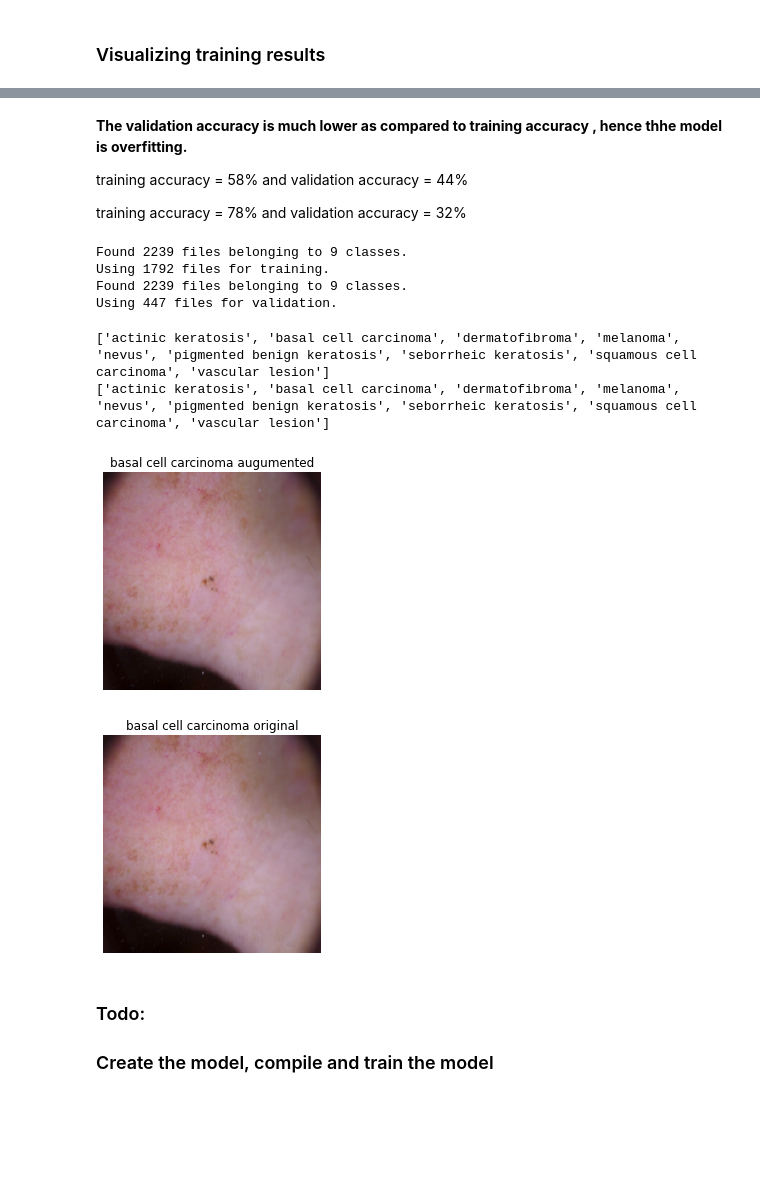
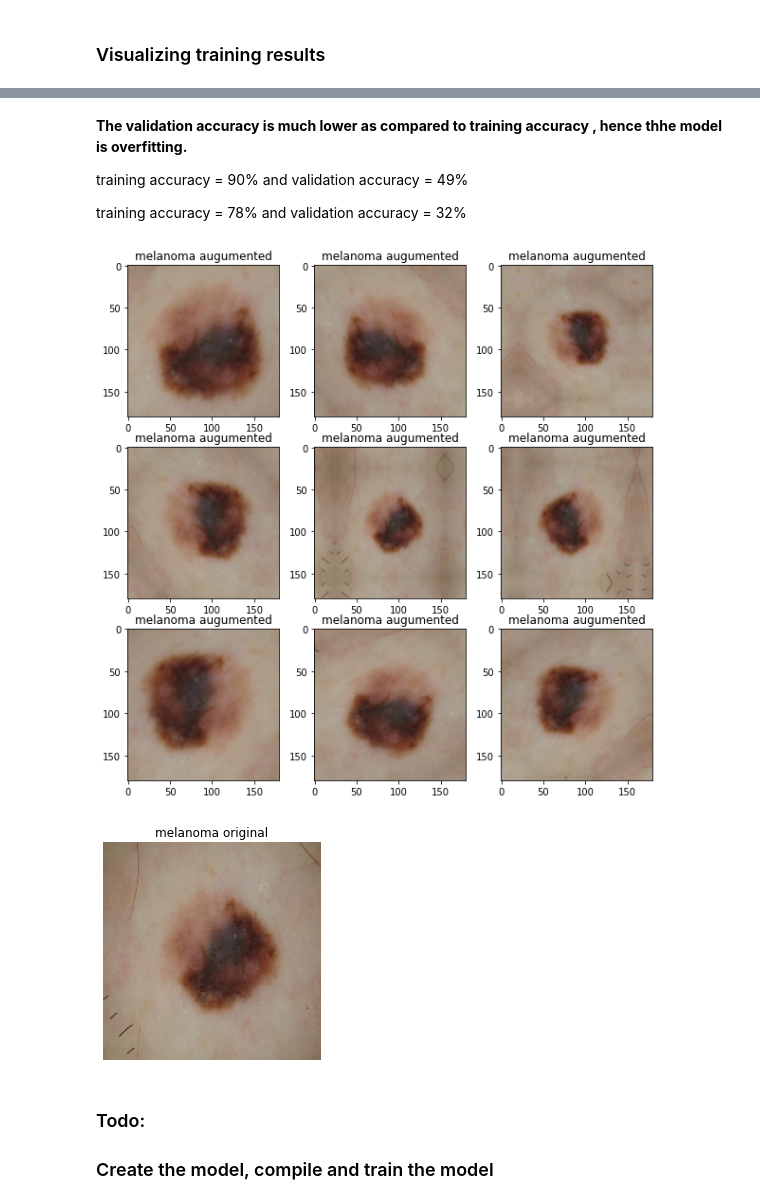
Before and after one commit to SushmaChandrachar/Skin_Cancer_Detection, a Jupyter notebook: Sushma_nn.ipynb, the cells around one changed output, grey strips where cells are left out. Drawn from its saved outputs; the diff is of its cells as text; code cells hidden in the pictures; blank space fills up the shorter version.

```diff
--- a/Sushma_nn.ipynb
+++ b/Sushma_nn.ipynb
@@ -80,7 +80,6 @@ def build_dataset(subset):
       data_dir_train,
       validation_split=.20,
       subset=subset,
-      label_mode="categorical",
       seed=123,
       image_size=(img_height,img_width),
       batch_size=BATCH_SIZE)
@@ -270,6 +247,6 @@ plt.show()
 # %% [markdown]
 **The validation accuracy is much lower as compared to training accuracy , hence thhe model is overfitting.**
 
-training accuracy = 58% and validation accuracy = 44%
+training accuracy = 90% and validation accuracy = 49%
 
 training accuracy = 78% and validation accuracy = 32%
@@ -289,55 +253,46 @@ def build_dataset(subset):
-# %%
-train_ds = build_dataset("training")
-#class_names = tuple(train_ds.class_names)
-train_size = train_ds.cardinality().numpy()
-val_ds = build_dataset("validation")
-# %% [output]
-Found 2239 files belonging to 9 classes.
-Using 1792 files for training.
-Found 2239 files belonging to 9 classes.
-Using 447 files for validation.
-# %%
-class_names = train_ds.class_names
-print(class_names)
-class_names_val = train_ds.class_names
-print(class_names_val)
-# %% [output]
-['actinic keratosis', 'basal cell carcinoma', 'dermatofibroma', 'melanoma', 'nevus', 'pigmented benign keratosis', 'seborrheic keratosis', 'squamous cell carcinoma', 'vascular lesion']
-['actinic keratosis', 'basal cell carcinoma', 'dermatofibroma', 'melanoma', 'nevus', 'pigmented benign keratosis', 'seborrheic keratosis', 'squamous cell carcinoma', 'vascular lesion']
 # %%
+#Data Augumentation using keras to overcome above overfitting
+
 resize_and_rescale = tf.keras.Sequential([
   layers.Resizing(img_height, img_width),
   layers.Rescaling(1./255)
 ])
 
 data_augmentation = tf.keras.Sequential([
-  layers.RandomRotation(0.2)
+  layers.experimental.preprocessing.RandomRotation(0.2),
+  layers.experimental.preprocessing.RandomZoom(0.4),
+  layers.experimental.preprocessing.RandomFlip("horizontal",
+                                                 input_shape=(img_height,
+                                                              img_width,
+                                                              3))
 ])
 # %%
 # Todo, visualize how your augmentation strategy works for one instance of training image.
 # Your code goes here
 for image, label in train_ds.take(1):
-  plt.figure(figsize=(4,4))
-  augmented_image = data_augmentation(resize_and_rescale(image[i]))
-  #ax = plt.subplot(3, 3, i + 1)
-  plt.imshow(image[i].numpy().astype("uint8"))
-  plt.imshow(augmented_image)
-  arr = label[i].numpy().astype("uint8")
-  plt.title(class_names[np.where(arr==1)[0][0]] + ' augumented')
-  plt.axis("off")
+  plt.figure(figsize=(10,10))
+  for i in range(9):
+    augmented_image = data_augmentation(image)
+    ax = plt.subplot(3, 3, i + 1)
+    plt.imshow(augmented_image[0].numpy().astype("uint8"))
+    #plt.imshow(augmented_image)
+  #arr = label[i].numpy().astype("uint8")
+    plt.title(class_names[label[0]] + ' augumented')
+  #plt.axis("off")
 
 
   plt.figure(figsize=(4,4))
   #augmented_image = data_augmentation(resize_and_rescale(image[i]))
   #ax = plt.subplot(3, 3, i + 1)
-  plt.imshow(image[i].numpy().astype("uint8"))
+  plt.imshow(image[0].numpy().astype("uint8"))
   #plt.imshow(augmented_image)
-  arr = label[i].numpy().astype("uint8")
-  plt.title(class_names[np.where(arr==1)[0][0]] + ' original')
+    #arr = label.numpy().astype("uint8")
+    #plt.title(class_names[np.where(arr==1)[0][0]] + ' original')
+  plt.title(class_names[label[0]] + ' original')
   plt.axis("off")
 # %% [output]
-[figure, old version]
+[figure, new version]
-[figure, old version]
+[figure, new version]
 # %% [markdown]
 ### Todo:
 ### Create the model, compile and train the model
```
Also changed, not shown: parts of 20 cells of this notebook.
